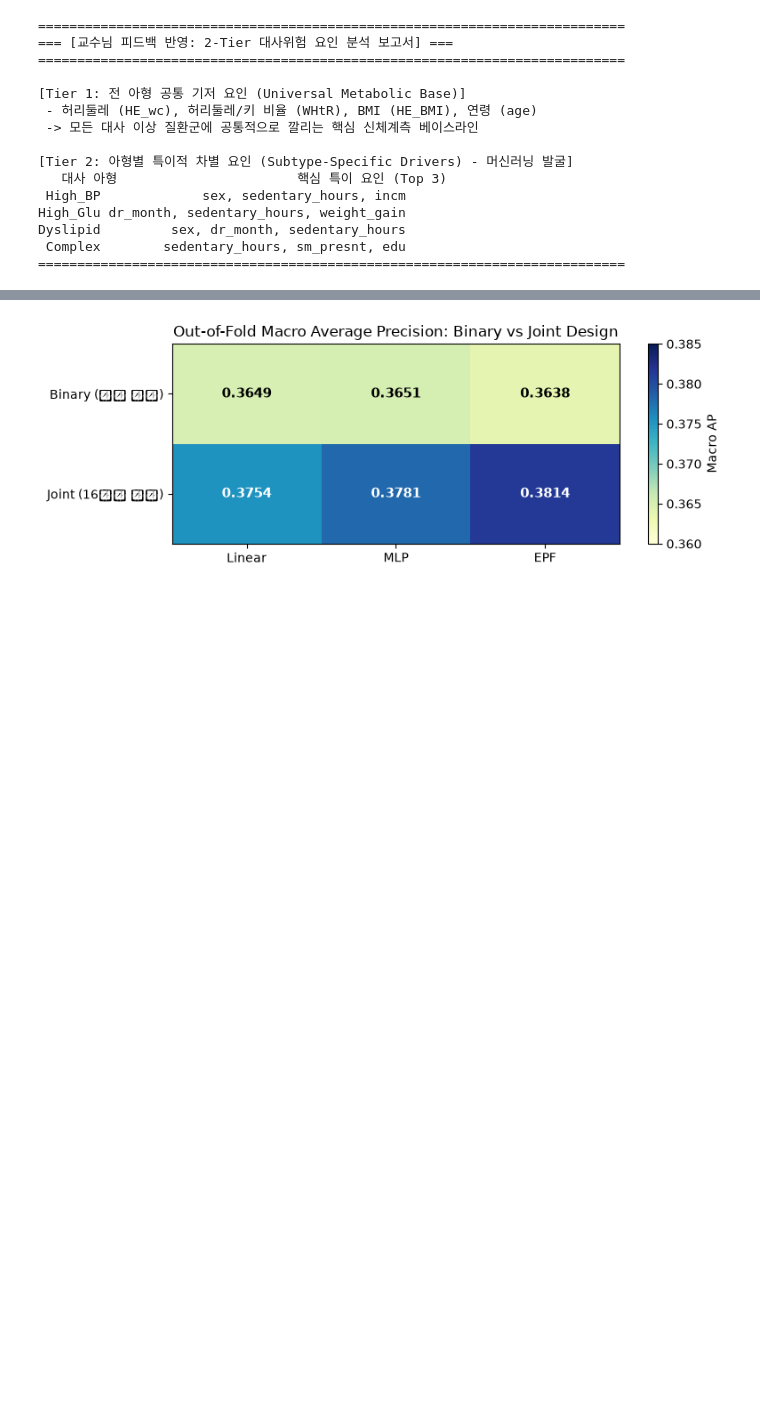
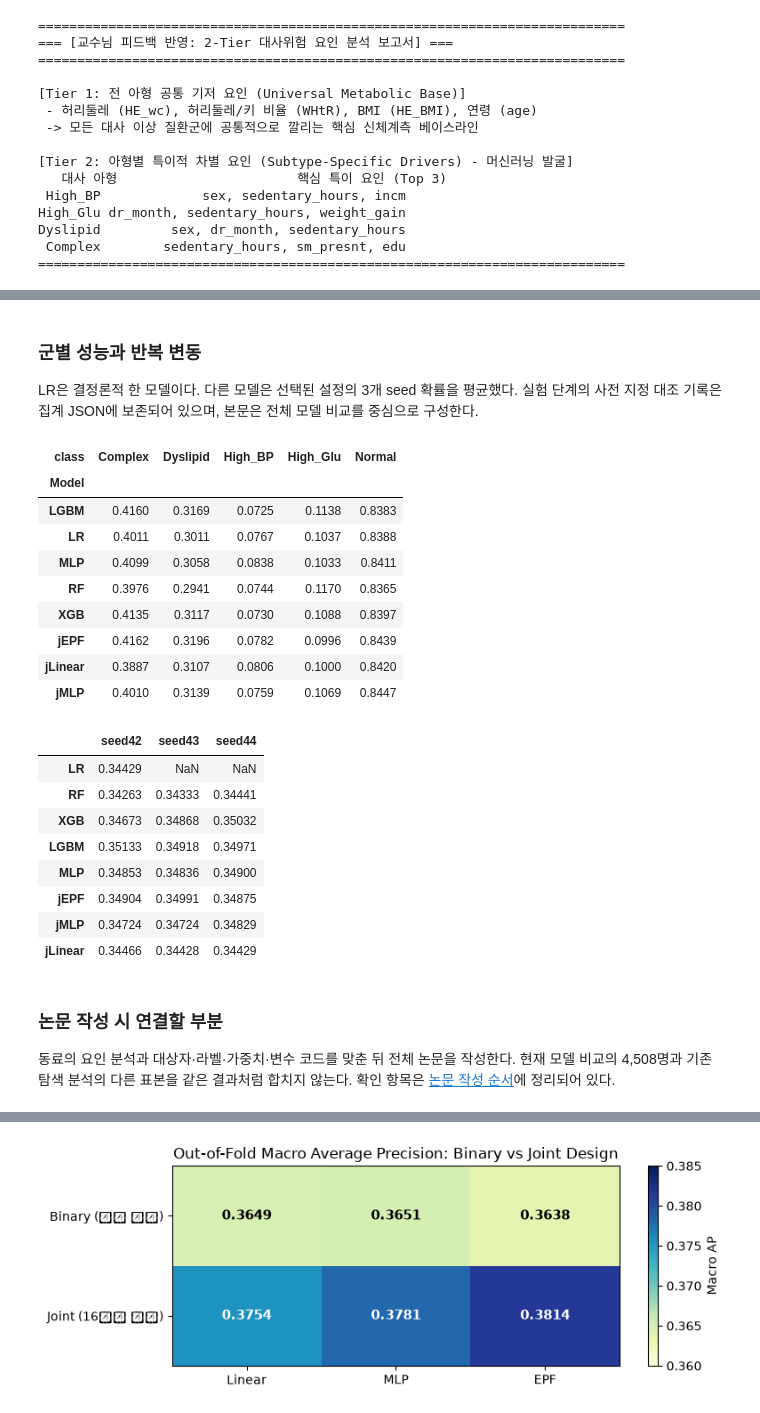
Before and after one commit to kdw123654/digital-project, a Jupyter notebook: my_model.ipynb, the cells around one changed output, grey strips where cells are left out. Drawn from its saved outputs; the diff is of its cells as text; code cells hidden in the pictures; blank space fills up the shorter version.

```diff
--- a/my_model.ipynb
+++ b/my_model.ipynb
@@ -915,0 +1034,32 @@ Dyslipid         sex, dr_month, sedentary_hours
+# %% [markdown]
+### 군별 성능과 반복 변동
+
+LR은 결정론적 한 모델이다. 다른 모델은 선택된 설정의 3개 seed 확률을 평균했다. 실험 단계의 사전 지정 대조 기록은 집계 JSON에 보존되어 있으며, 본문은 전체 모델 비교를 중심으로 구성한다.
+# %%
+rows = [{"Model": key, **row} for key, value in summary["metrics"].items() for row in value["classes"]]
+display(pd.DataFrame(rows).pivot(index="Model", columns="class", values="ap").round(4))
+display(pd.DataFrame.from_dict(summary["seed_macro_ap"], orient="index", columns=["seed42", "seed43", "seed44"]).round(5))
+# %% [output]
+| class | Complex | Dyslipid | High_BP | High_Glu | Normal |
+| Model |  |  |  |  |  |
+| LGBM | 0.4160 | 0.3169 | 0.0725 | 0.1138 | 0.8383 |
+| LR | 0.4011 | 0.3011 | 0.0767 | 0.1037 | 0.8388 |
+| MLP | 0.4099 | 0.3058 | 0.0838 | 0.1033 | 0.8411 |
+| RF | 0.3976 | 0.2941 | 0.0744 | 0.1170 | 0.8365 |
+| XGB | 0.4135 | 0.3117 | 0.0730 | 0.1088 | 0.8397 |
+| jEPF | 0.4162 | 0.3196 | 0.0782 | 0.0996 | 0.8439 |
+| jLinear | 0.3887 | 0.3107 | 0.0806 | 0.1000 | 0.8420 |
+| jMLP | 0.4010 | 0.3139 | 0.0759 | 0.1069 | 0.8447 |
+|  | seed42 | seed43 | seed44 |
+| LR | 0.34429 | NaN | NaN |
+| RF | 0.34263 | 0.34333 | 0.34441 |
+| XGB | 0.34673 | 0.34868 | 0.35032 |
+| LGBM | 0.35133 | 0.34918 | 0.34971 |
+| MLP | 0.34853 | 0.34836 | 0.34900 |
+| jEPF | 0.34904 | 0.34991 | 0.34875 |
+| jMLP | 0.34724 | 0.34724 | 0.34829 |
+| jLinear | 0.34466 | 0.34428 | 0.34429 |
+# %% [markdown]
+### 논문 작성 시 연결할 부분
+
+동료의 요인 분석과 대상자·라벨·가중치·변수 코드를 맞춘 뒤 전체 논문을 작성한다. 현재 모델 비교의 4,508명과 기존 탐색 분석의 다른 표본을 같은 결과처럼 합치지 않는다. 확인 항목은 [논문 작성 순서](paper/03_writing_plan.md)에 정리되어 있다.
```
Also changed, not shown: parts of 20 cells of this notebook, 21 other files.
